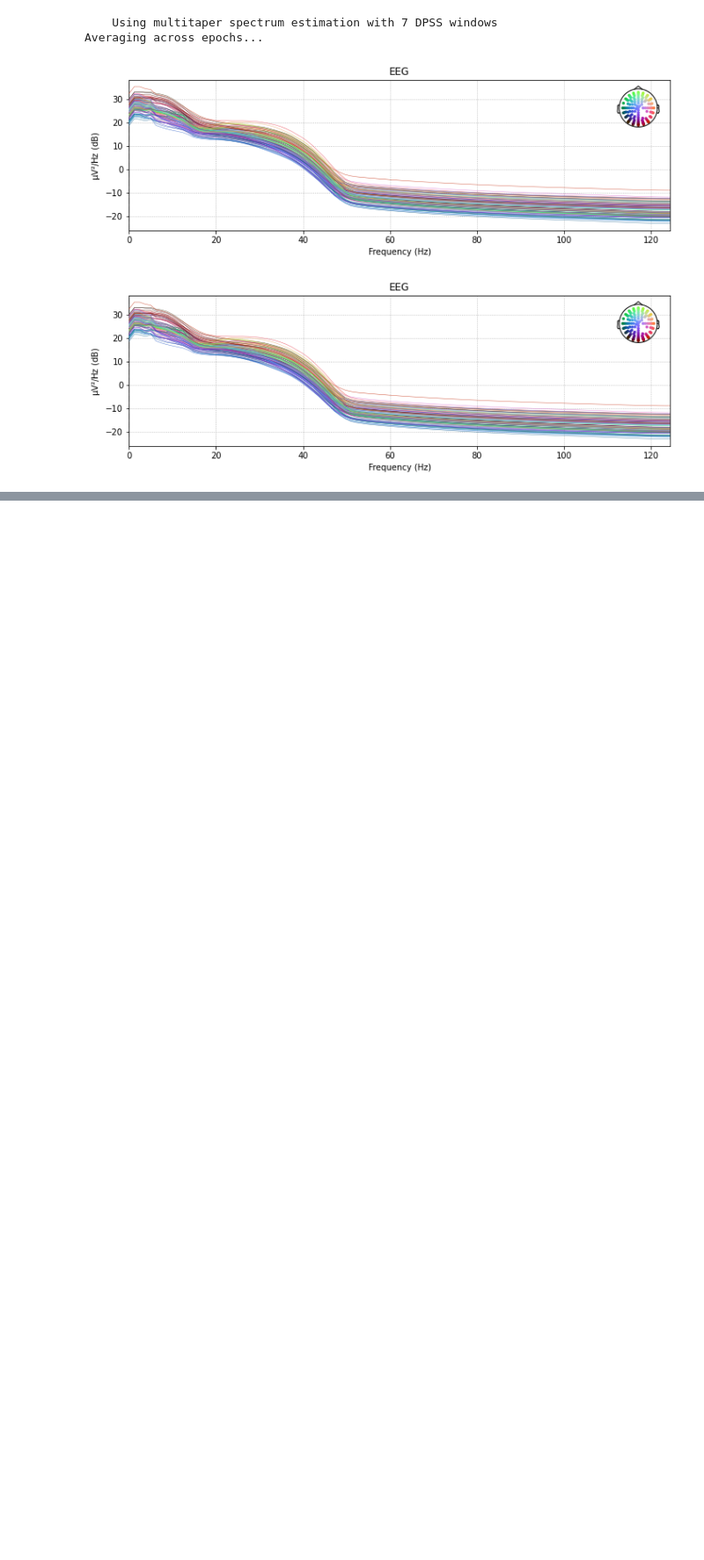
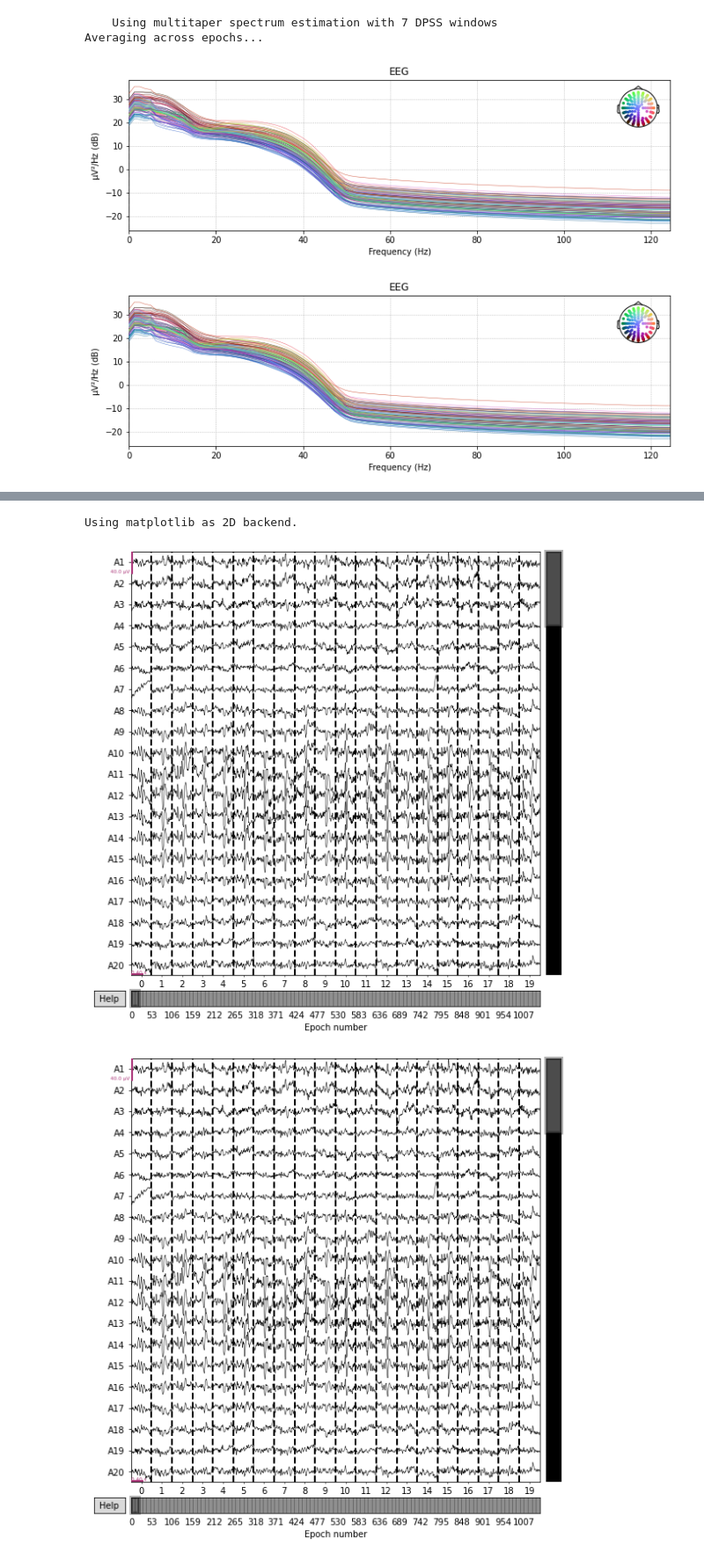
Before and after one commit to ibehave-ibots/iBOTS-Tools, a Jupyter notebook: learning-projects/mne.ipynb, the cells around one changed output, grey strips where cells are left out. Shown at 88% size. Cells and saved outputs as stored; diff of their text form; code cells hidden in the pictures; blank space fills up the shorter version.

```diff
--- a/learning-projects/mne.ipynb
+++ b/learning-projects/mne.ipynb
@@ -205,0 +243,6 @@ combining channels using "gfp"
+# %%
+limo_epochs.plot()
+# %% [output]
+Using matplotlib as 2D backend.
+[figure, added]
+[figure, added]
```
Also changed, not shown: parts of 10 cells of this notebook.
